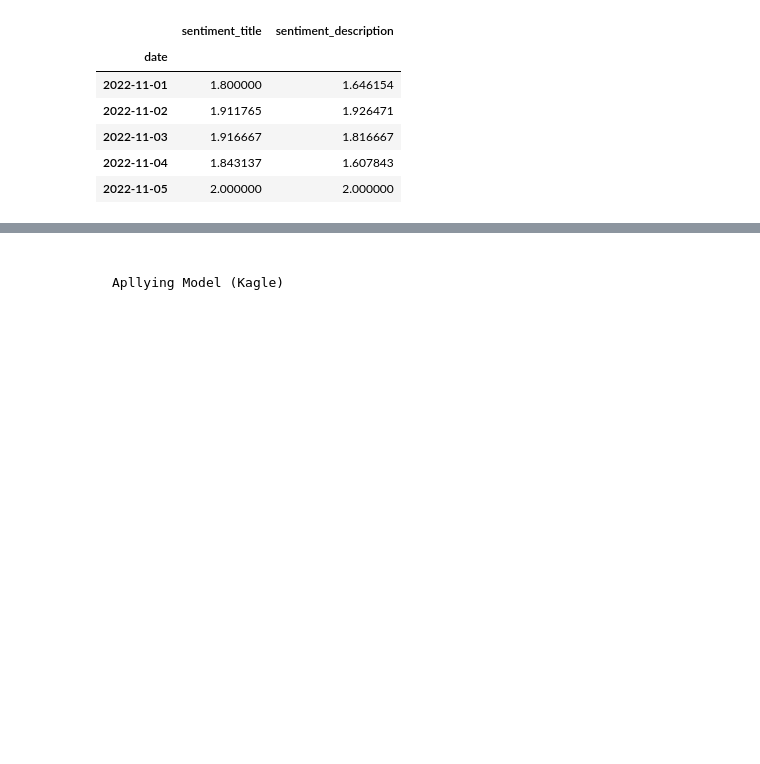
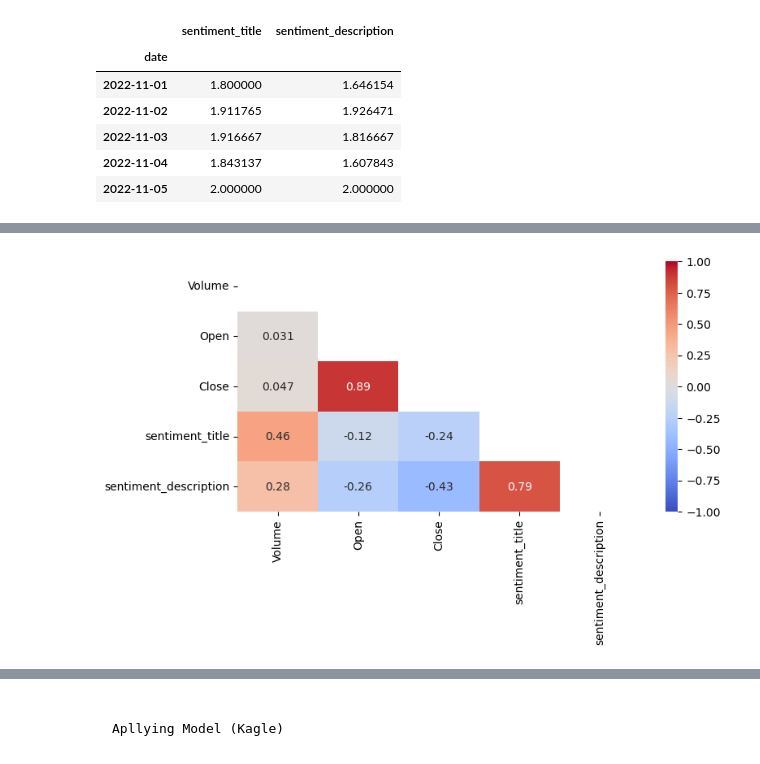
Before and after one commit to YanaOrf/Stock_market_sentiment_analysis, a Jupyter notebook: sent_analysis.ipynb, the cells around one changed output, grey strips where cells are left out. Saved outputs shown, nothing was run; the diff lists cells and outputs as text; code cells hidden in the pictures; blank space fills up the shorter version.

Commit message:
January data

```diff
--- a/sent_analysis.ipynb
+++ b/sent_analysis.ipynb
@@ -200,0 +247,2 @@ sns.lineplot(data=grouped_news)
+# %%
+full_data=index_price.join(grouped_news, how="left")
@@ -200,0 +266,16 @@ sns.lineplot(data=grouped_news)
+# %%
+#Correlation matrix
+
+fig,axs=plt.subplots(figsize=(8,4))
+
+corr_data=full_data[["Volume","Open","Close","sentiment_title","sentiment_description"]]
+# hour_df=hour[["yr","season","holiday","mnth","weekday","orkingday","weathersit","temp","atemp","hum","windspeed","weather_score","casual","registered"]]
+matrix_df=corr_data.corr()
+
+# Generate a mask to onlyshow the bottom triangle
+mask = np.triu(np.ones_like(matrix_df, dtype=bool))
+
+sns.heatmap(data=matrix_df,cmap="coolwarm",vmin=-1,vmax=1,robust=True,square=False,annot=True,mask=mask)
+plt.show()
+# %% [output]
+[figure, added]
```
Also changed, not shown: parts of 36 cells of this notebook.
